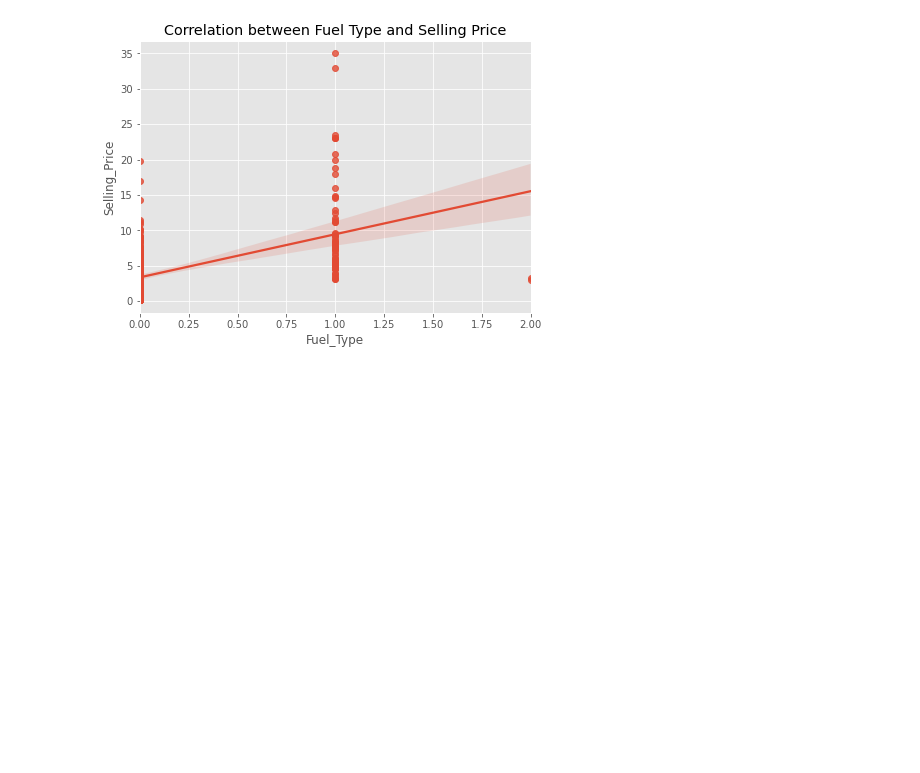
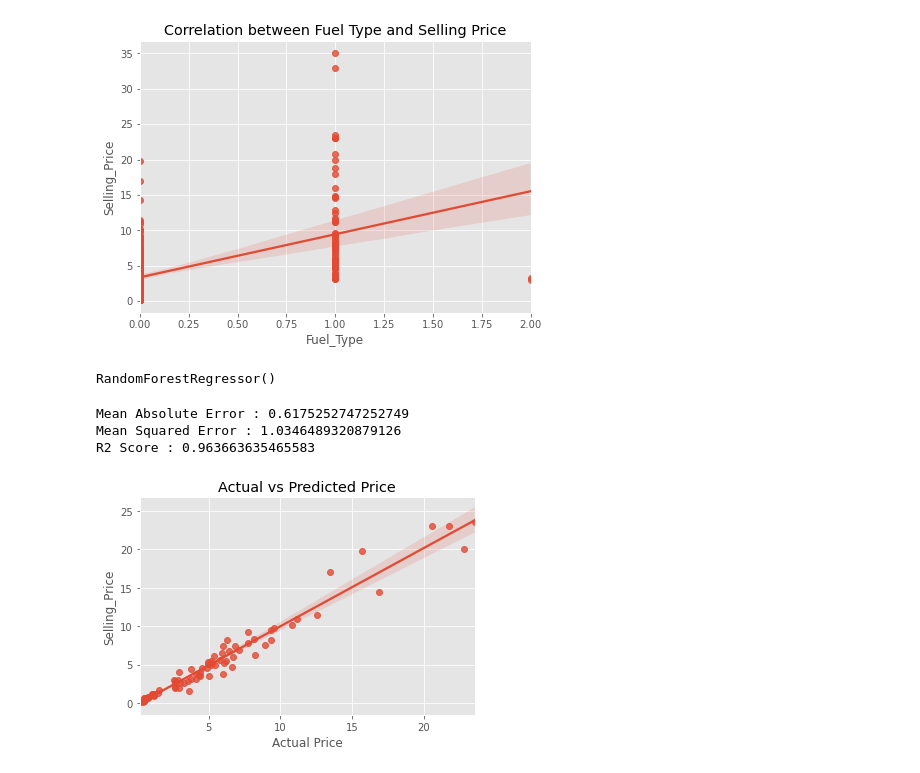
Before and after one commit to danishalib/Car-Price-Predicton-Using-Machine-Learning, a Jupyter notebook: Danish Ali Final Notebook.ipynb, the cells around one changed output. Drawn from its saved outputs; the diff is of its cells as text; code cells hidden in the pictures; blank space fills up the shorter version.

Commit message:
Update Random Forest Model

```diff
--- a/Danish Ali Final Notebook.ipynb
+++ b/Danish Ali Final Notebook.ipynb
@@ -278,0 +281,24 @@ sns.regplot(x='Fuel_Type', y='Selling_Price', data=car_data)
+# %%
+rf = RandomForestRegressor()
+# %%
+rf.fit(x_train,y_train)
+# %% [output]
+RandomForestRegressor()
+# %%
+y_pred_rf = rf.predict(x_test)
+# %%
+print("Mean Absolute Error :", metrics.mean_absolute_error(y_test,y_pred_rf))
+print("Mean Squared Error :", metrics.mean_squared_error(y_test,y_pred_rf))
+print("R2 Score :", metrics.r2_score(y_test,y_pred_rf))
+# %% [output]
+Mean Absolute Error : 0.6175252747252749
+Mean Squared Error : 1.0346489320879126
+R2 Score : 0.963663635465583
+# %%
+sns.regplot(x=y_pred_rf, y=y_test)
+plt.xlabel("Predicted Price")
+plt.xlabel("Actual Price")
+plt.title("Actual vs Predicted Price")
+plt.show()
+# %% [output]
+[figure, added]
```
Also changed, not shown: parts of 1 cell of this notebook.
